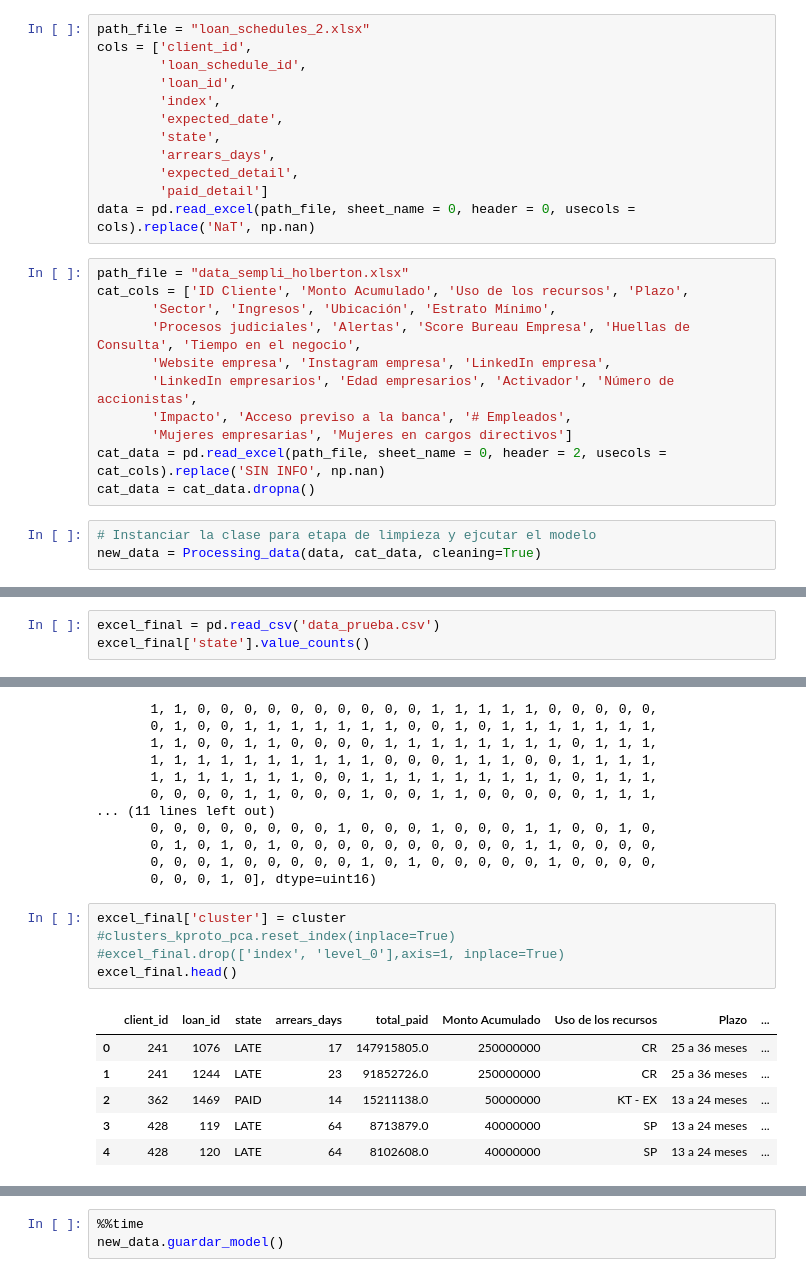
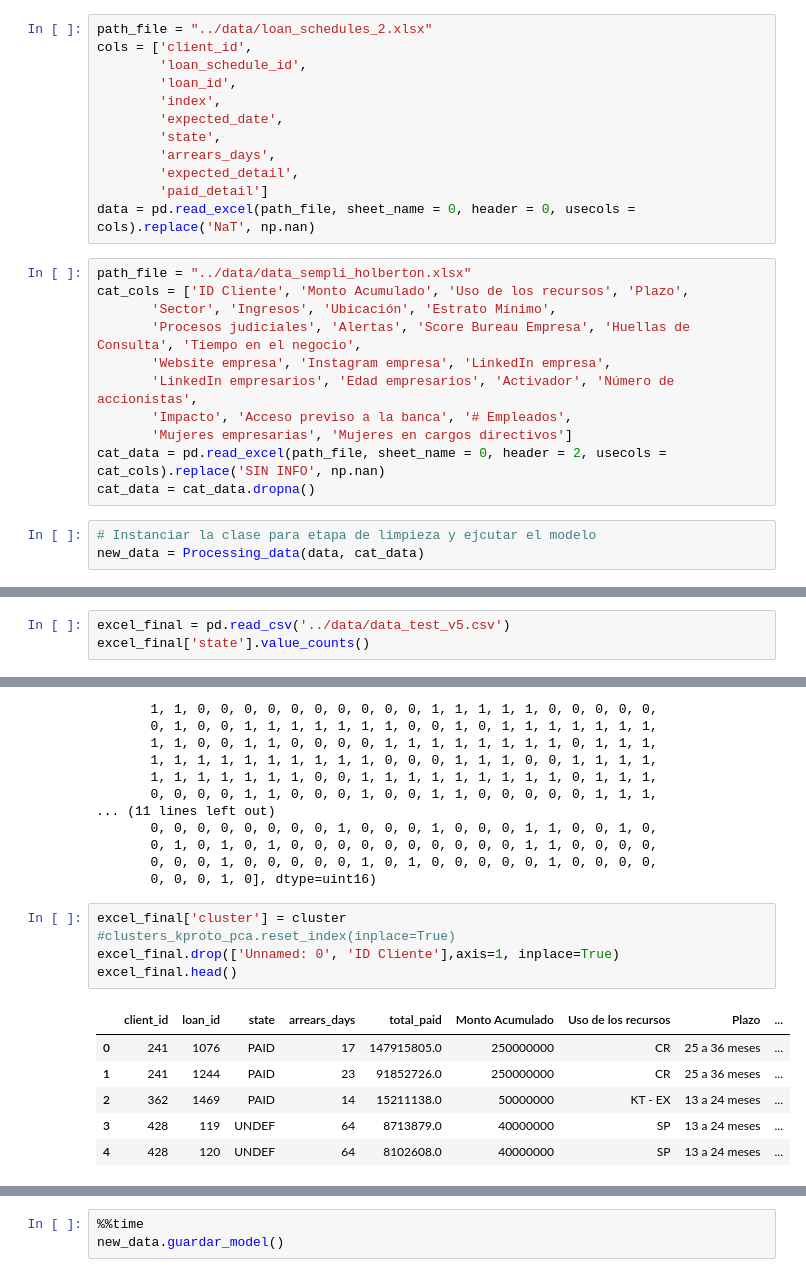
Before and after one commit to cbarros7/capstone_project_holberton, a Jupyter notebook: ml_files/class_algorithm-v5.ipynb, the cells around one changed output, grey strips where cells are left out. Cells and saved outputs as stored; diff of their text form.

```diff
--- a/ml_files/class_algorithm-v5.ipynb
+++ b/ml_files/class_algorithm-v5.ipynb
@@ -416,5 +464,5 @@ class Processing_data():
 # %%
-path_file = "loan_schedules_2.xlsx"
+path_file = "../data/loan_schedules_2.xlsx"
 cols = ['client_id',
         'loan_schedule_id',
         'loan_id',
@@ -426,7 +474,7 @@ cols = ['client_id',
         'paid_detail']
 data = pd.read_excel(path_file, sheet_name = 0, header = 0, usecols = cols).replace('NaT', np.nan)
 # %%
-path_file = "data_sempli_holberton.xlsx"
+path_file = "../data/data_sempli_holberton.xlsx"
 cat_cols = ['ID Cliente', 'Monto Acumulado', 'Uso de los recursos', 'Plazo',
        'Sector', 'Ingresos', 'Ubicación', 'Estrato Mínimo',
        'Procesos judiciales', 'Alertas', 'Score Bureau Empresa', 'Huellas de Consulta', 'Tiempo en el negocio',
@@ -438,7 +486,7 @@ cat_data = pd.read_excel(path_file, sheet_name = 0, header = 2, usecols = cat_co
 cat_data = cat_data.dropna()
 # %%
 # Instanciar la clase para etapa de limpieza y ejcutar el modelo
-new_data = Processing_data(data, cat_data, cleaning=True)
+new_data = Processing_data(data, cat_data)
 # %%
 new_data.transform_data()
 # %% [output]
@@ -459,6 +507,6 @@ overflow encountered in reduce
 | 576 | PAID | -1.112118 | -0.468975 | 2.126242 | -1.405435 | KT - CO | 13 a 24 meses | Servicios | ... |
 577 rows × 28 columns
 # %%
-excel_final = pd.read_csv('data_prueba.csv')
+excel_final = pd.read_csv('../data/data_test_v5.csv')
 excel_final['state'].value_counts()
 # %% [output]
@@ -515,15 +589,15 @@ array([1, 1, 0, 0, 0, 0, 0, 1, 1, 1, 1, 0, 1, 1, 1, 1, 1, 1, 1, 1, 1, 1,
 # %%
 excel_final['cluster'] = cluster
 #clusters_kproto_pca.reset_index(inplace=True)
-#excel_final.drop(['index', 'level_0'],axis=1, inplace=True)
+excel_final.drop(['Unnamed: 0', 'ID Cliente'],axis=1, inplace=True)
 excel_final.head()
 # %% [output]
 |  | client_id | loan_id | state | arrears_days | total_paid | Monto Acumulado | Uso de los recursos | Plazo | ... |
-| 0 | 241 | 1076 | LATE | 17 | 147915805.0 | 250000000 | CR | 25 a 36 meses | ... |
-| 1 | 241 | 1244 | LATE | 23 | 91852726.0 | 250000000 | CR | 25 a 36 meses | ... |
+| 0 | 241 | 1076 | PAID | 17 | 147915805.0 | 250000000 | CR | 25 a 36 meses | ... |
+| 1 | 241 | 1244 | PAID | 23 | 91852726.0 | 250000000 | CR | 25 a 36 meses | ... |
 | 2 | 362 | 1469 | PAID | 14 | 15211138.0 | 50000000 | KT - EX | 13 a 24 meses | ... |
-| 3 | 428 | 119 | LATE | 64 | 8713879.0 | 40000000 | SP | 13 a 24 meses | ... |
-| 4 | 428 | 120 | LATE | 64 | 8102608.0 | 40000000 | SP | 13 a 24 meses | ... |
+| 3 | 428 | 119 | UNDEF | 64 | 8713879.0 | 40000000 | SP | 13 a 24 meses | ... |
+| 4 | 428 | 120 | UNDEF | 64 | 8102608.0 | 40000000 | SP | 13 a 24 meses | ... |
 # %%
 excel_final['cluster'].value_counts()
 # %% [output]
```
Also changed, not shown: parts of 8 cells of this notebook, 3 other files.
